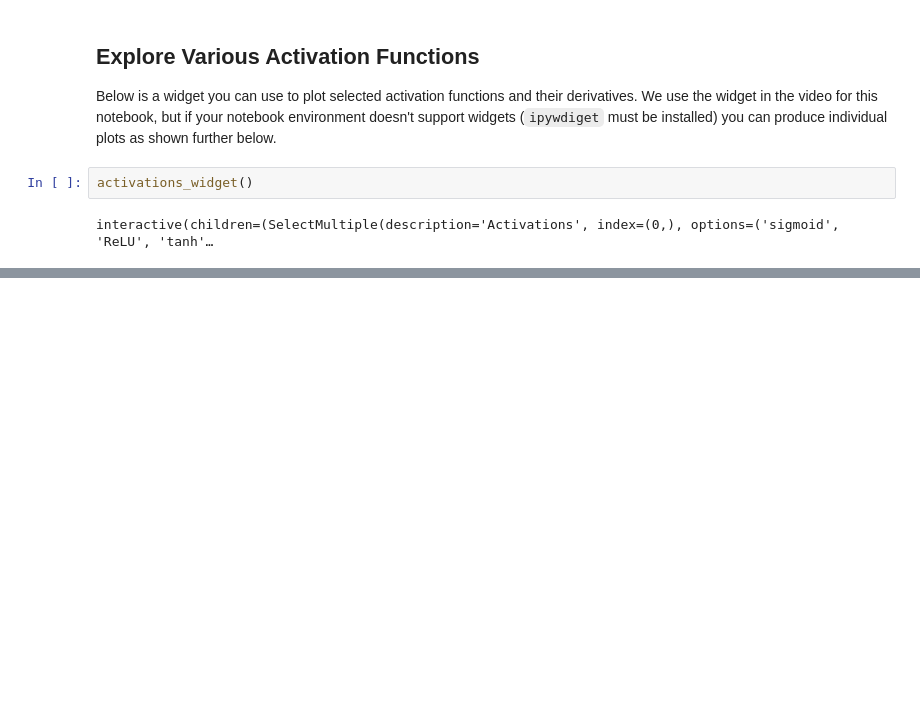
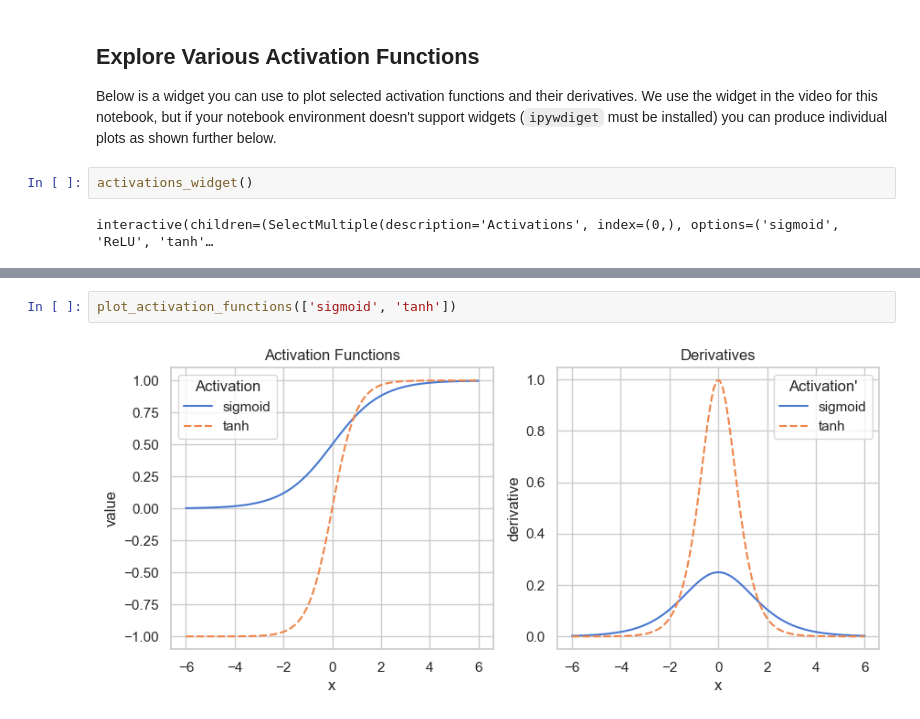
Before and after one commit to nkoranda97/DS776, a Jupyter notebook: Lesson_01/4_Activation Functions.ipynb, the cells around one changed output, grey strips where cells are left out. Saved outputs shown, nothing was run; the diff lists cells and outputs as text; blank space fills up the shorter version.

```diff
--- a/Lesson_01/4_Activation Functions.ipynb
+++ b/Lesson_01/4_Activation Functions.ipynb
@@ -324,0 +44,4 @@ interactive(children=(SelectMultiple(description='Activations', index=(0,), opti
+# %%
+plot_activation_functions(['sigmoid', 'tanh'])
+# %% [output]
+[figure, added]
```
Also changed, not shown: parts of 10 cells of this notebook, 10 other files.
